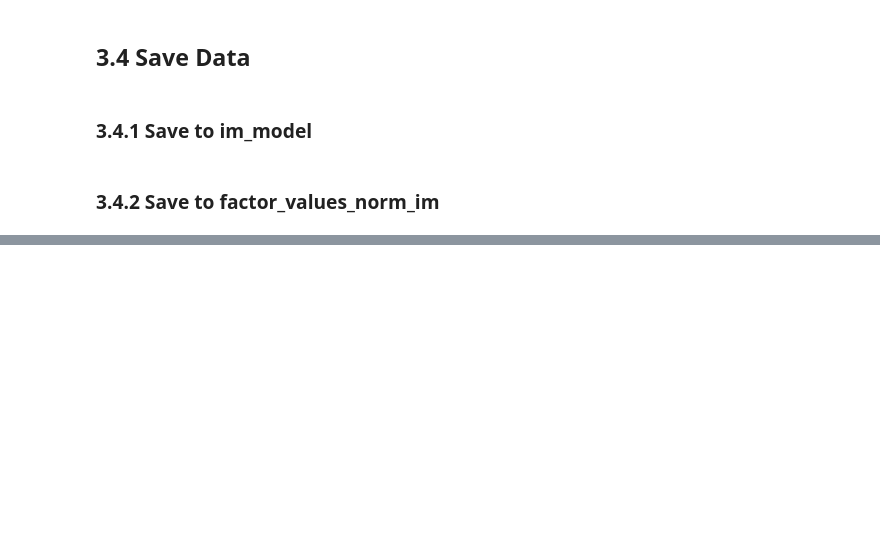
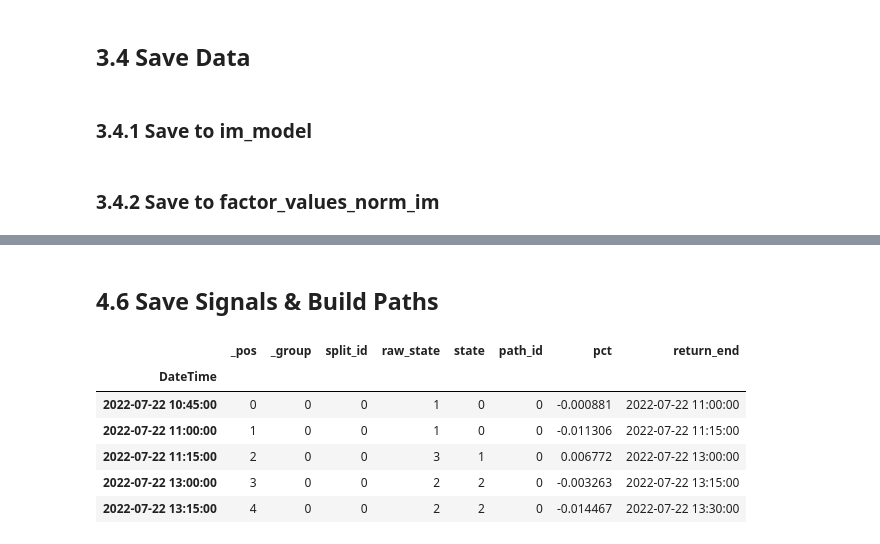
Before and after one commit to CatchMan1/Quant-Regime-Factor, a Jupyter notebook: market-regime/HMM-regime.ipynb, the cells around one changed output, grey strips where cells are left out. Cells and saved outputs as stored; diff of their text form; code cells hidden in the pictures; blank space fills up the shorter version.

```diff
--- a/market-regime/HMM-regime.ipynb
+++ b/market-regime/HMM-regime.ipynb
@@ -620,0 +612,22 @@ for path_id in range(result['phi']):
+# %%
+from hmmlearn.hmm import GaussianHMM
+from scipy.special import logsumexp
+
+def cpcv_filter_hmm(model, X, lengths):
+    # 发射概率逐行计算；前向递推不会使用后面的观测。
+    emissions = model._compute_log_likelihood(X)
+    with np.errstate(divide='ignore'):
+        log_start = np.log(model.startprob_)
+        log_transition = np.log(model.transmat_)
+    states = np.empty(len(X), dtype=int)
+    offset = 0
+    for length in lengths:
+        log_prob = log_start.copy()
+        for t in range(offset, offset + length):
+            if t > offset:
+                log_prob = logsumexp(log_prob[:, None] + log_transition, axis=0)
+            log_prob = log_prob + emissions[t]
+            log_prob -= logsumexp(log_prob)
+            states[t] = np.argmax(log_prob)
+        offset += length
+    return states
@@ -620,0 +695,28 @@ for path_id in range(result['phi']):
+# %% [markdown]
+## 4.6 Save Signals & Build Paths
+# %%
+cpcv_data_dir.mkdir(parents=True, exist_ok=True)
+cpcv_signal_file = cpcv_data_dir / 'cpcv_hmm_signals.csv'
+cpcv_signals.to_csv(cpcv_signal_file, index=False)
+
+cpcv_signals = pd.read_csv(cpcv_signal_file, parse_dates=['DateTime'])
+assignments = cpcv_signals[['split_id', '_group']].drop_duplicates().sort_values(['_group', 'split_id'])
+assignments['path_id'] = assignments.groupby('_group').cumcount()
+cpcv_signals = cpcv_signals.merge(assignments, on=['split_id', '_group'], validate='many_to_one')
+cpcv_path_data = cpcv_signals.merge(
+    cpcv_df[['DateTime', '_pos', '_group', 'pct', 'return_end']],
+    on=['DateTime', '_pos', '_group'], validate='many_to_one',
+)
+backtest_paths = {}
+for path_id in range(cpcv_phi):
+    frame = cpcv_path_data.loc[cpcv_path_data['path_id'].eq(path_id)].sort_values('_pos')
+    backtest_paths[path_id] = frame.set_index('DateTime').copy()
+backtest_paths[0].head()
+# %% [output]
+|  | _pos | _group | split_id | raw_state | state | path_id | pct | return_end |
+| DateTime |  |  |  |  |  |  |  |  |
+| 2022-07-22 10:45:00 | 0 | 0 | 0 | 1 | 0 | 0 | -0.000881 | 2022-07-22 11:00:00 |
+| 2022-07-22 11:00:00 | 1 | 0 | 0 | 1 | 0 | 0 | -0.011306 | 2022-07-22 11:15:00 |
+| 2022-07-22 11:15:00 | 2 | 0 | 0 | 3 | 1 | 0 | 0.006772 | 2022-07-22 13:00:00 |
+| 2022-07-22 13:00:00 | 3 | 0 | 0 | 2 | 2 | 0 | -0.003263 | 2022-07-22 13:15:00 |
+| 2022-07-22 13:15:00 | 4 | 0 | 0 | 2 | 2 | 0 | -0.014467 | 2022-07-22 13:30:00 |
```
Also changed, not shown: parts of 27 cells of this notebook, 3 other files.
